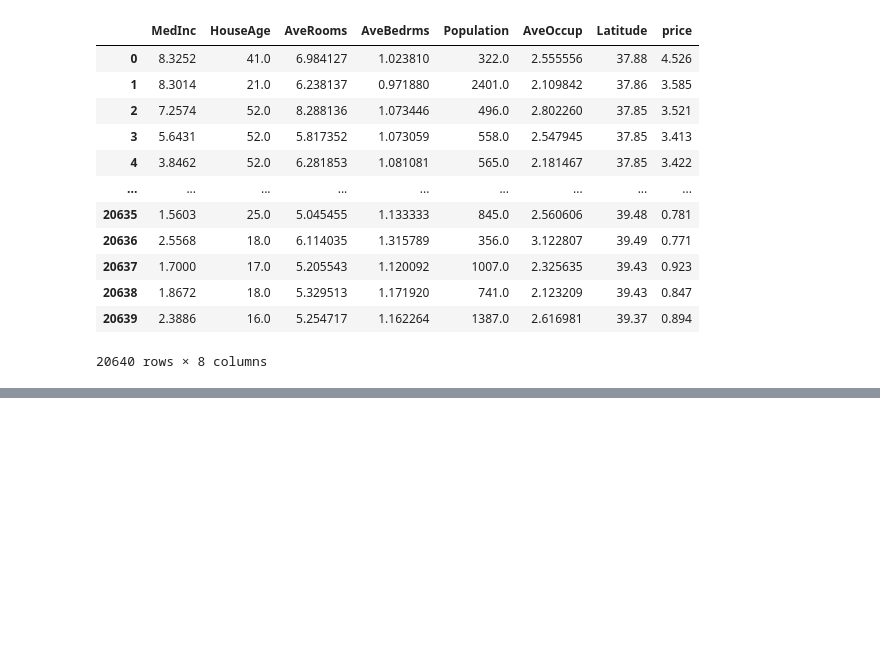
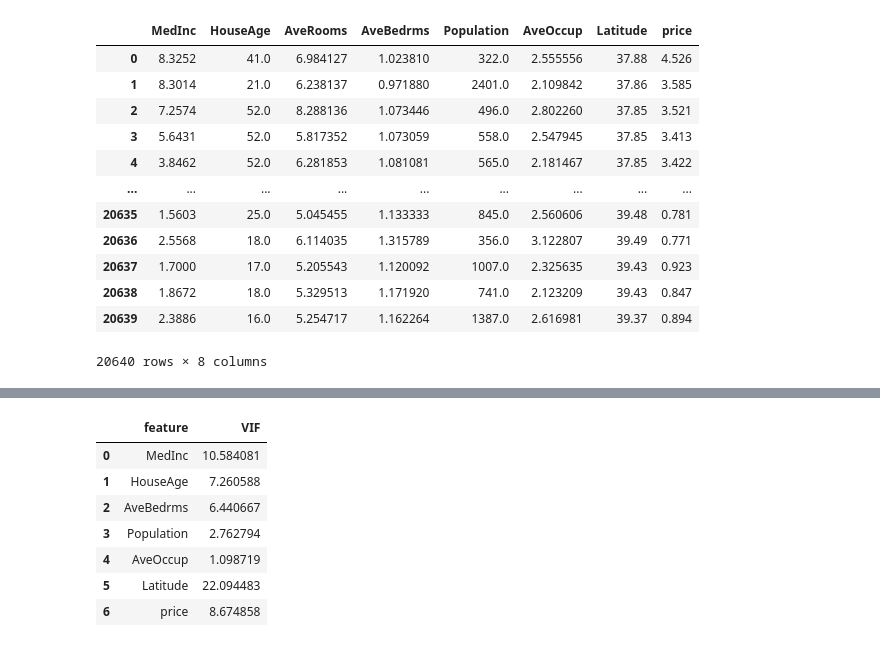
Before and after one commit to bhaskarsrivastava18/LEARNING_ML, a Jupyter notebook: MULTICOLLINEARITY.ipynb, the cells around one changed output, grey strips where cells are left out. Cells and saved outputs as stored; diff of their text form; code cells hidden in the pictures; blank space fills up the shorter version.

```diff
--- a/MULTICOLLINEARITY.ipynb
+++ b/MULTICOLLINEARITY.ipynb
@@ -120,0 +136,16 @@ df1
+# %%
+# df1.drop("AveRooms",inplace=True,axis=1)
+df1
+vif=pd.DataFrame()
+vif["feature"]=df1.columns
+vif['VIF']=[variance_inflation_factor(df1.values,i)for i in range(len(df1.columns))]
+vif
+# %% [output]
+|  | feature | VIF |
+| 0 | MedInc | 10.584081 |
+| 1 | HouseAge | 7.260588 |
+| 2 | AveBedrms | 6.440667 |
+| 3 | Population | 2.762794 |
+| 4 | AveOccup | 1.098719 |
+| 5 | Latitude | 22.094483 |
+| 6 | price | 8.674858 |
```
Also changed, not shown: parts of 21 cells of this notebook.
